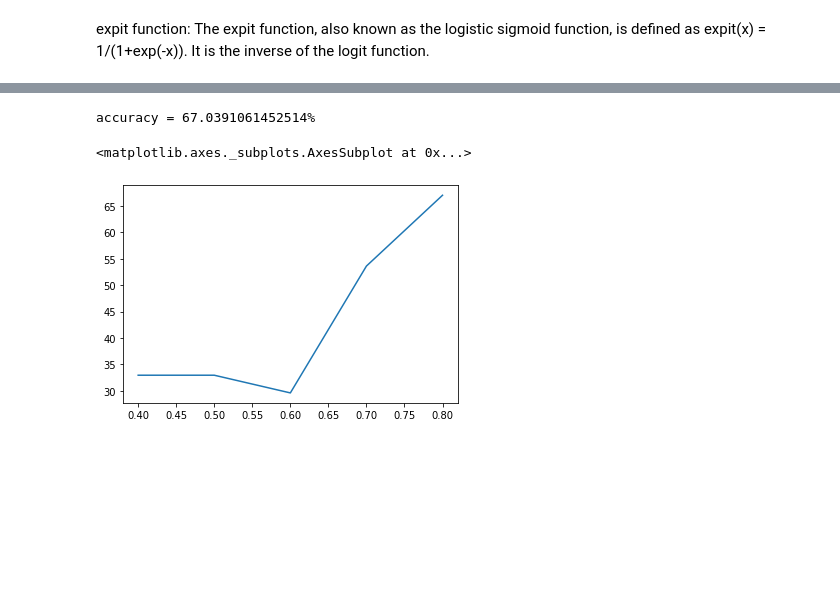
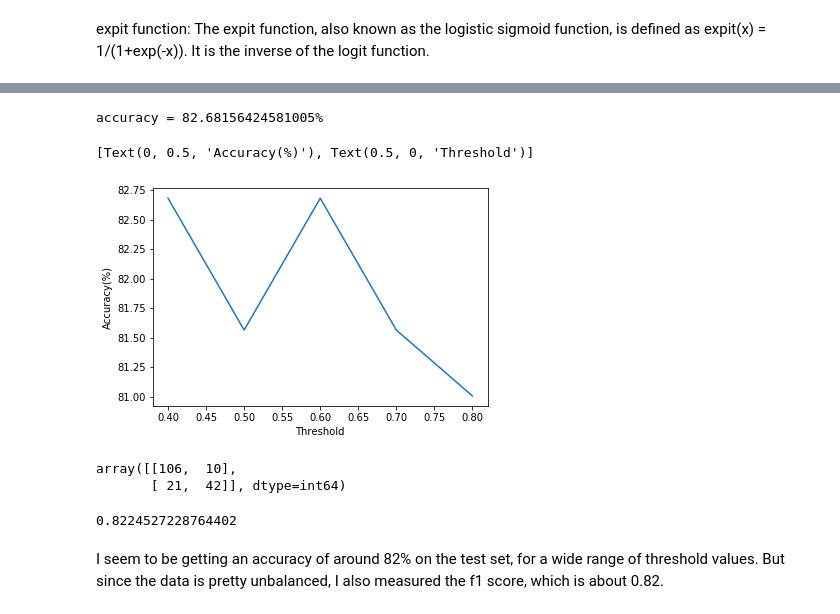
Before and after one commit to EaguaireSama/EaguaireSama.github.io, a Jupyter notebook: NoteBooks/Titanic with NN.ipynb, the cells around one changed output, grey strips where cells are left out. Saved outputs shown, nothing was run; the diff lists cells and outputs as text; code cells hidden in the pictures; blank space fills up the shorter version.

```diff
--- a/NoteBooks/Titanic with NN.ipynb
+++ b/NoteBooks/Titanic with NN.ipynb
@@ -467,8 +470,8 @@ j,grad.shape
 # %%
 fmin = minimize(cost_function, x0=weights, args=(X_train, y_train, alpha), method='TNC', jac=True, options={'maxiter': 1000})
 # %%
-theta1 = np.matrix(np.reshape(weights[:hidden_layer_size * (X_train.shape[1])],(hidden_layer_size, X_train.shape[1])))
-theta2 = np.matrix(np.reshape(weights[hidden_layer_size * (X_train.shape[1]):],(1, hidden_layer_size + 1)))
+theta1 = np.matrix(np.reshape(fmin.x[:hidden_layer_size * (X_train.shape[1])],(hidden_layer_size, X_train.shape[1])))
+theta2 = np.matrix(np.reshape(fmin.x[hidden_layer_size * (X_train.shape[1]):],(1, hidden_layer_size + 1)))
 # %%
 z2, a2, a3 = forwardprop(np.matrix(X_test), theta1, theta2)
 # %%
@@ -481,21 +484,22 @@ def discrete(v, threshold):
 def predict(a,threshold):
     for i in range(len(a)):
         yield discrete(a[i],threshold)
-prediction = list(predict(a3,0.8))
+prediction = list(predict(a3,0.6))
 # %%
 def accuracy(prediction,y):
     accuracy = sum(prediction == y) / len (y)
     return accuracy*100
 print('accuracy = {0}%'.format(accuracy(prediction,y_test)))
 # %% [output]
-accuracy = 67.0391061452514%
+accuracy = 82.68156424581005%
 # %%
 values = []
 thres = [0.4,0.5,0.6,0.7,0.8]
 for i in thres:
     pred = list(predict(a3,i))
     values.append(accuracy(pred,y_test))
-sns.lineplot(thres,values)
+ao = sns.lineplot(thres,values)
+ao.set(xlabel = 'Threshold',ylabel = 'Accuracy(%)')
 # %% [output]
-<matplotlib.axes._subplots.AxesSubplot at 0x...>
+[Text(0, 0.5, 'Accuracy(%)'), Text(0.5, 0, 'Threshold')]
-[figure, old version]
+[figure, new version]
@@ -501,0 +508,11 @@ sns.lineplot(thres,values)
+# %%
+confusion_matrix(y_test,prediction)
+# %% [output]
+array([[106,  10],
+       [ 21,  42]], dtype=int64)
+# %%
+f1_score(y_test, prediction, average='weighted')
+# %% [output]
+0.8224527228764402
+# %% [markdown]
+I seem to be getting an accuracy of around 82% on the test set, for a wide range of threshold values. But since the data is pretty unbalanced, I also measured the f1 score, which is about 0.82.
```
Also changed, not shown: parts of 5 cells of this notebook.
